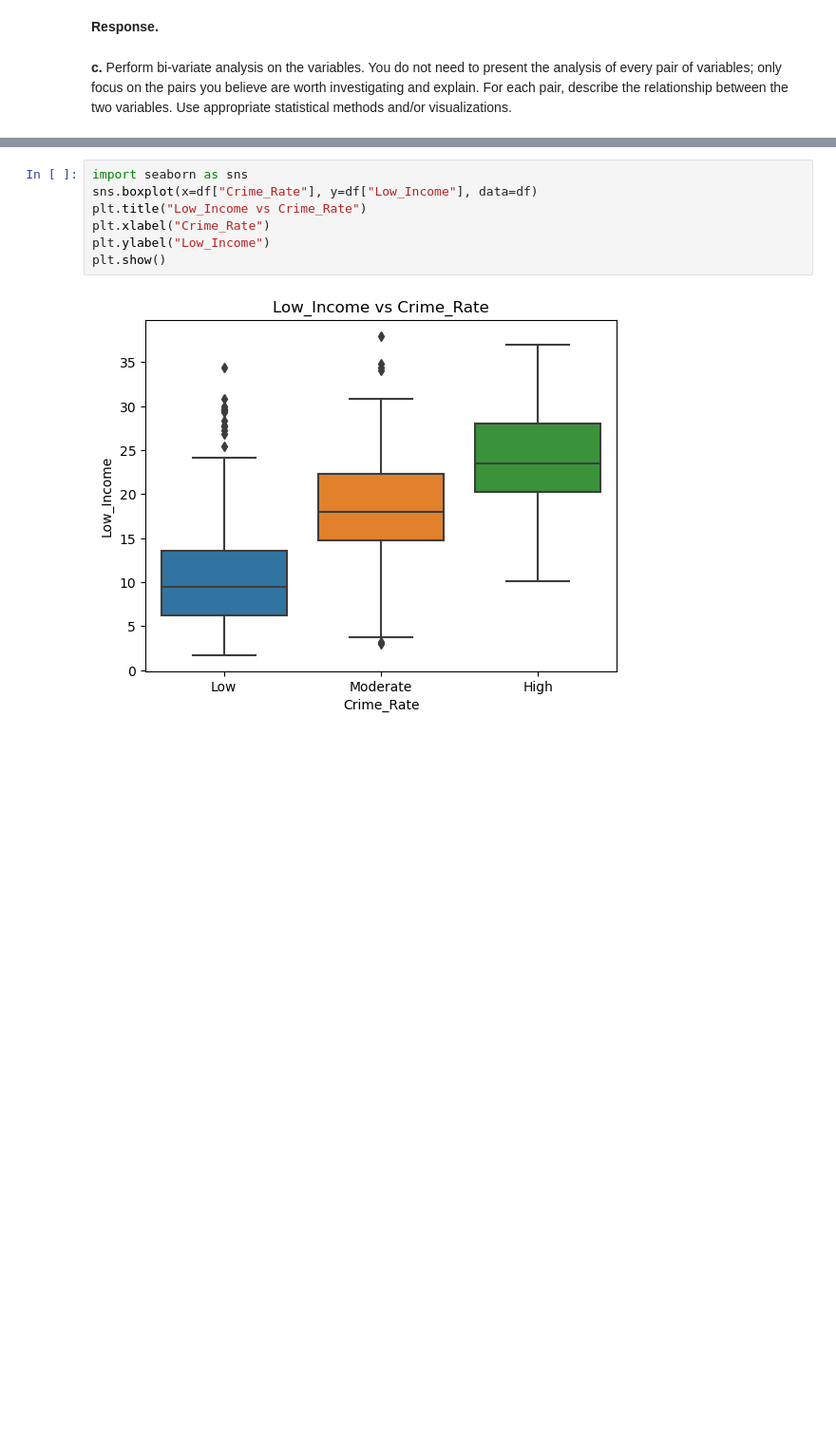
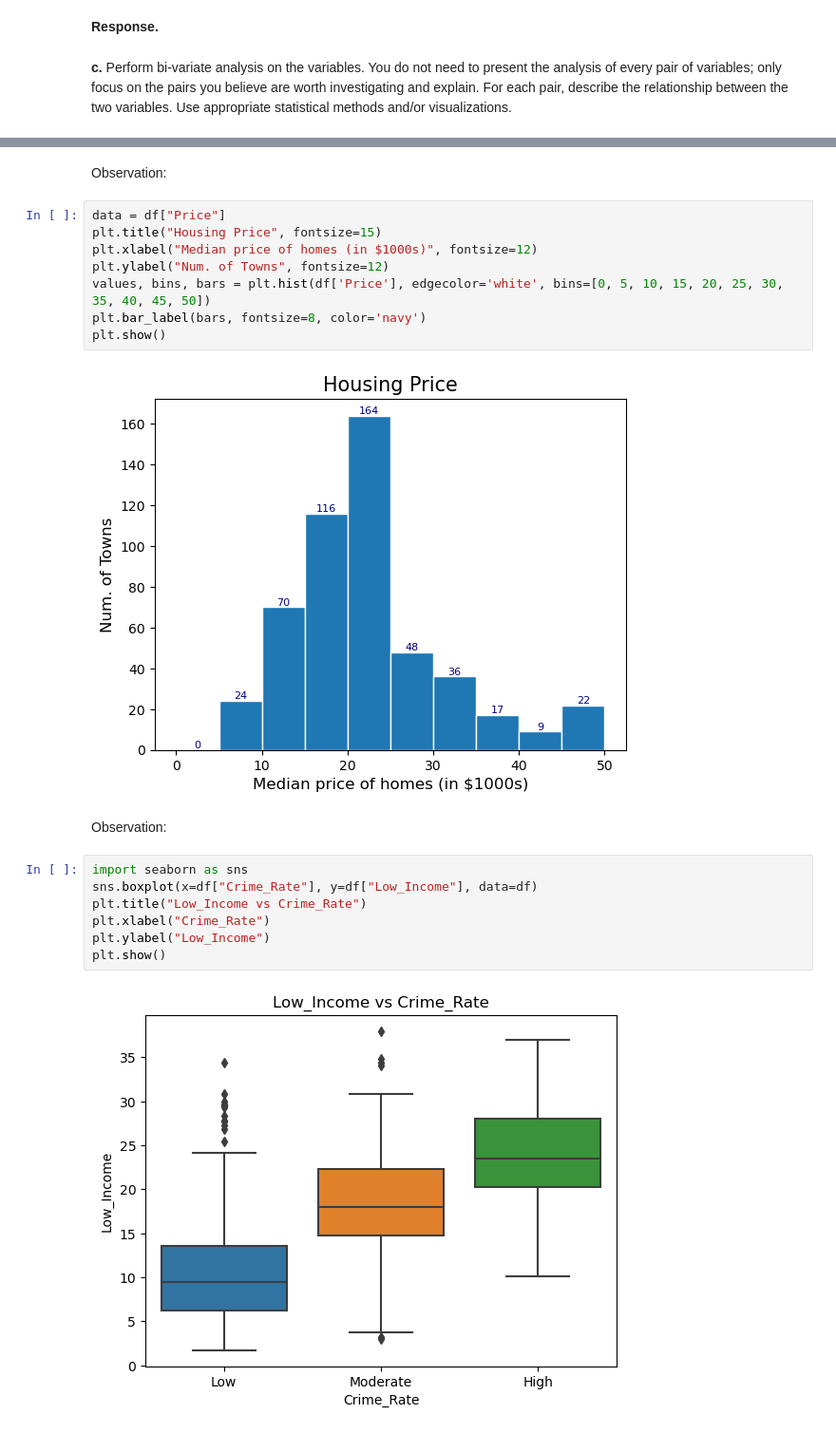
Before and after one commit to jiakai2002/cs105-project, a Jupyter notebook: CS105 Project Submission Part I 2024.ipynb, the cells around one changed output, grey strips where cells are left out. Shown: that part at 95% size. Cells and saved outputs as stored; diff of their text form; blank space fills up the shorter version.

```diff
--- a/CS105 Project Submission Part I 2024.ipynb
+++ b/CS105 Project Submission Part I 2024.ipynb
@@ -243,3 +288,17 @@ plt.show()
+# %% [markdown]
+Observation:
+# %%
+data = df["Price"]
+plt.title("Housing Price", fontsize=15)
+plt.xlabel("Median price of homes (in $1000s)", fontsize=12)
+plt.ylabel("Num. of Towns", fontsize=12)
+values, bins, bars = plt.hist(df['Price'], edgecolor='white', bins=[0, 5, 10, 15, 20, 25, 30, 35, 40, 45, 50])
+plt.bar_label(bars, fontsize=8, color='navy')
+plt.show()
+# %% [output]
+[figure, added]
+# %% [markdown]
+Observation:
 # %%
 import seaborn as sns
 sns.boxplot(x=df["Crime_Rate"], y=df["Low_Income"], data=df)
```
Also changed, not shown: parts of 12 cells of this notebook.
